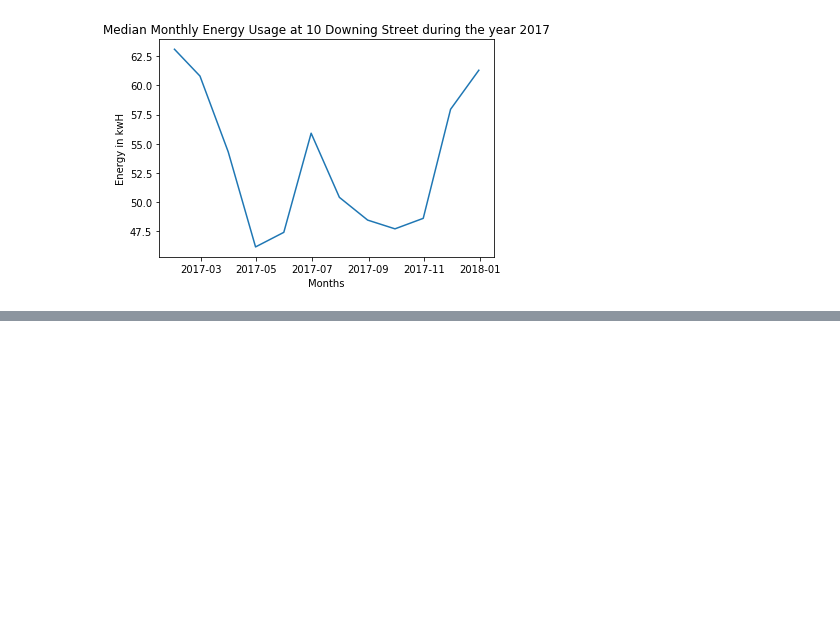
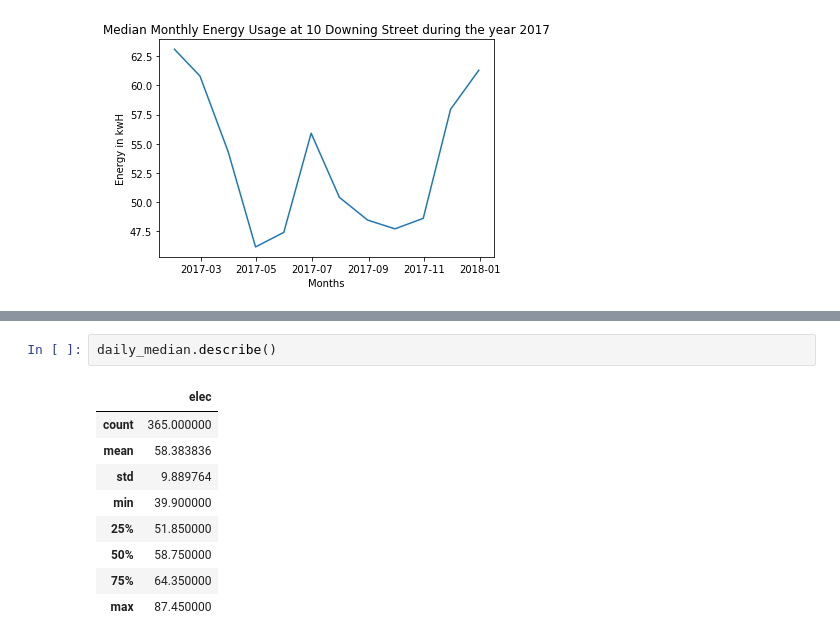
Before and after one commit to viveksahukar/ids705, a Jupyter notebook: assignments/IDS705-Assignment0_Vivek_Sahukar_q-13-eda.ipynb, the cells around one changed output, grey strips where cells are left out. Cells and saved outputs as stored; diff of their text form; blank space fills up the shorter version.

```diff
--- a/assignments/IDS705-Assignment0_Vivek_Sahukar_q-13-eda.ipynb
+++ b/assignments/IDS705-Assignment0_Vivek_Sahukar_q-13-eda.ipynb
@@ -164,0 +194,12 @@ Text(0.5, 1.0, 'Median Monthly Energy Usage at 10 Downing Street during the year
+# %%
+daily_median.describe()
+# %% [output]
+|  | elec |
+| count | 365.000000 |
+| mean | 58.383836 |
+| std | 9.889764 |
+| min | 39.900000 |
+| 25% | 51.850000 |
+| 50% | 58.750000 |
+| 75% | 64.350000 |
+| max | 87.450000 |
```
Also changed, not shown: parts of 9 cells of this notebook.
